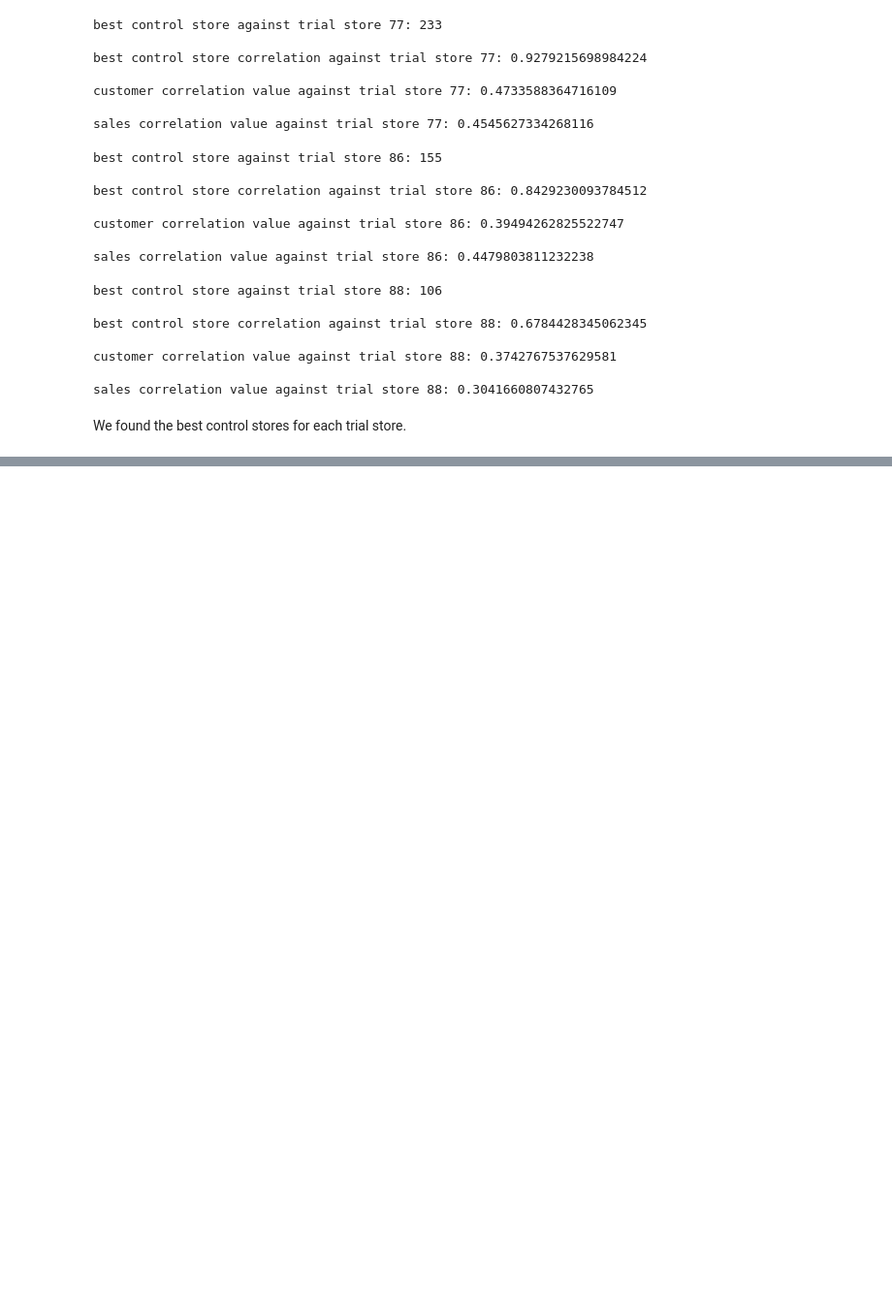
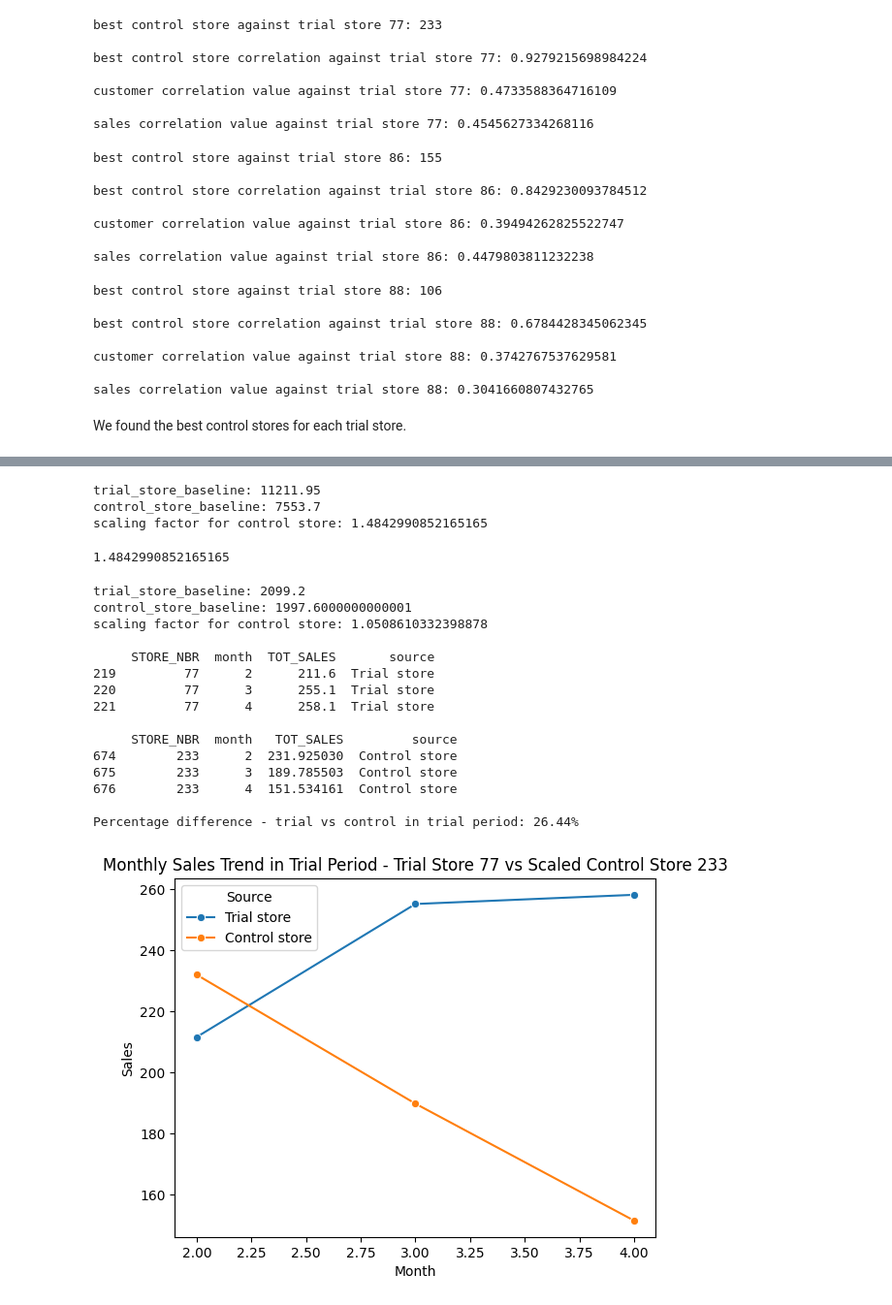
Before and after one commit to pandaueno0156/Exploratory_Data_Analysis_ChipCompany, a Jupyter notebook: customer_analytics.ipynb, the cells around one changed output, grey strips where cells are left out. Shown at 97% size. Drawn from its saved outputs; the diff is of its cells as text; code cells hidden in the pictures; blank space fills up the shorter version.

```diff
--- a/customer_analytics.ipynb
+++ b/customer_analytics.ipynb
@@ -929,0 +1080,71 @@ We found the best control stores for each trial store.
+# %%
+# trial 88 and control 106
+# to determine how much scaling of sales is needed to apply to control store
+output_scaling_factor(df_merged, 88, 106)
+# %% [output]
+trial_store_baseline: 11211.95
+control_store_baseline: 7553.7
+scaling factor for control store: 1.4842990852165165
+1.4842990852165165
+# %%
+def output_month_sales_trial_control_after_scaling(df_merged, trial_num, control_num):
+    # scaling factor for control store obtained from non-trial period
+    scaling_factor = output_scaling_factor(df_merged, trial_num, control_num)
+
+    # df_merged_trial
+    df_merged_trial  = df_merged[ (df_merged['DATE'] > '2019-01-31') & (df_merged['DATE'] < '2019-05-01') ]
+
+    monthly_sales_revenue_trial_period = df_merged_trial.groupby(["STORE_NBR", "month"])["TOT_SALES"].sum()
+    monthly_sales_revenue_trial_period = monthly_sales_revenue_trial_period.reset_index()
+
+    trial_month_sales = monthly_sales_revenue_trial_period[monthly_sales_revenue_trial_period["STORE_NBR"] == int(trial_num)]
+    control_month_sales = monthly_sales_revenue_trial_period[monthly_sales_revenue_trial_period["STORE_NBR"] == int(control_num)]
+
+    # scaling control sales in trial period
+    control_month_sales['TOT_SALES'] = control_month_sales['TOT_SALES'] * scaling_factor
+
+    trial_month_sales['source'] = 'Trial store'
+    control_month_sales['source'] = 'Control store'
+    print(trial_month_sales)
+    print()
+    print(control_month_sales)
+
+    sum_trial_sales = trial_month_sales['TOT_SALES'].sum()
+    sum_control_sales = control_month_sales['TOT_SALES'].sum()
+
+    percentage_difference = ((sum_trial_sales - sum_control_sales) / (sum_control_sales)) * 100
+    print()
+    print(f'Percentage difference - trial vs control in trial period: {percentage_difference:.2f}%')
+
+    # combine both dfs into 1 df
+    combined_df = pd.concat([trial_month_sales, control_month_sales])
+
+    # sns lineplot
+    sns.lineplot(data=combined_df, x='month', y='TOT_SALES', hue='source', marker='o')
+
+    # Customize the plot
+    plt.title(f"Monthly Sales Trend in Trial Period - Trial Store {trial_num} vs Scaled Control Store {control_num}")
+    plt.xlabel("Month")
+    plt.ylabel("Sales")
+    plt.legend(title="Source")
+    plt.show()
+# %%
+# monthly sales trend trial 77 vs control 233
+output_month_sales_trial_control_after_scaling(df_merged, 77, 233)
+# %% [output]
+trial_store_baseline: 2099.2
+control_store_baseline: 1997.6000000000001
+scaling factor for control store: 1.0508610332398878
+
+     STORE_NBR  month  TOT_SALES       source
+219         77      2      211.6  Trial store
+220         77      3      255.1  Trial store
+221         77      4      258.1  Trial store
+
+     STORE_NBR  month   TOT_SALES         source
+674        233      2  231.925030  Control store
+675        233      3  189.785503  Control store
+676        233      4  151.534161  Control store
+
+Percentage difference - trial vs control in trial period: 26.44%
+[figure, added]
```
Also changed, not shown: parts of 26 cells of this notebook.
